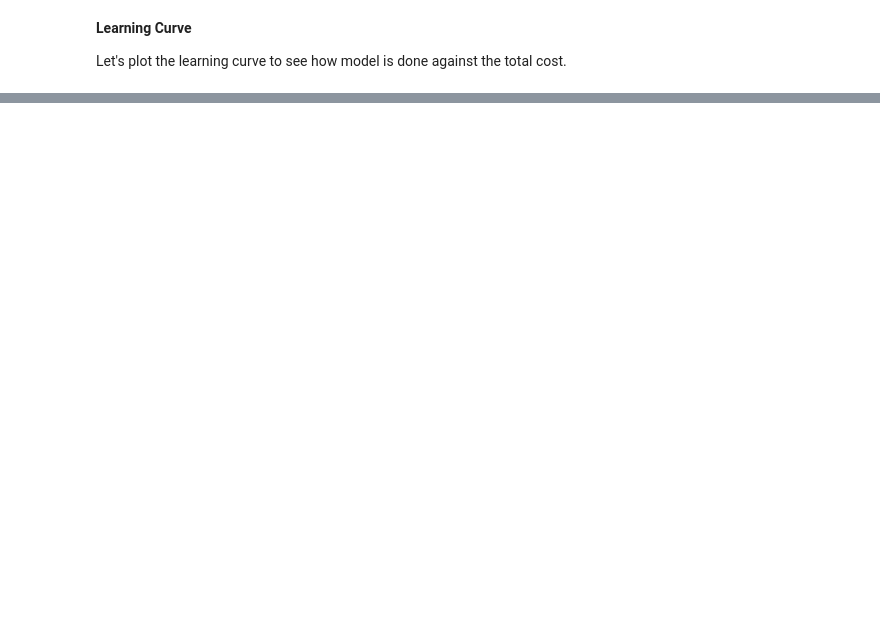
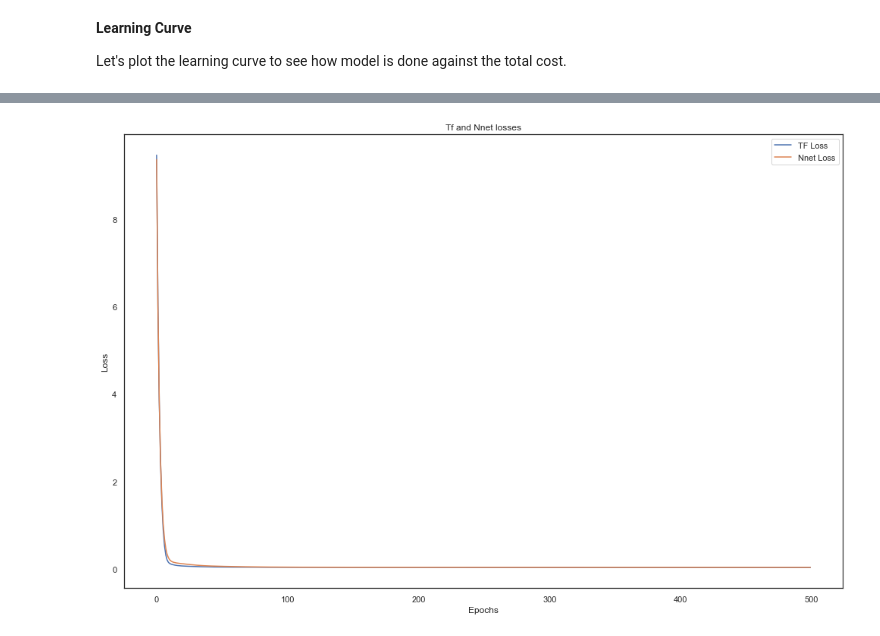
Before and after one commit to devrimcavusoglu/learning_internal_representations, a Jupyter notebook: example_datasets.ipynb, the cells around one changed output, grey strips where cells are left out. Drawn from its saved outputs; the diff is of its cells as text; code cells hidden in the pictures; blank space fills up the shorter version.

```diff
--- a/example_datasets.ipynb
+++ b/example_datasets.ipynb
@@ -185,0 +201,16 @@ fig = sns.lineplot(x=np.arange(len(costs)), y=costs)
+# %%
+def create_model():
+    initializer = tf.keras.initializers.RandomNormal(mean=0., stddev=0.1)
+    model = tf.keras.models.Sequential()
+    model.add(tf.keras.layers.Dense(13, activation=None, kernel_initializer=initializer))
+    model.add(tf.keras.layers.Dense(30, activation=tf.math.atan, kernel_initializer=initializer))
+    model.add(tf.keras.layers.Dense(15, activation='relu', kernel_initializer=initializer))
+    model.add(tf.keras.layers.Dense(1, activation=None, kernel_initializer=initializer))
+
+    model.compile(optimizer=tf.keras.optimizers.SGD(learning_rate=learning_rate_, momentum=0, nesterov=False),
+                  loss=tf.keras.losses.MeanSquaredError(reduction='sum_over_batch_size'),
+                  metrics=[tf.keras.metrics.RootMeanSquaredError()])
+    return model
+# %%
+model = create_model()
+history = model.fit(X, y, epochs=epochs_, batch_size=X.shape[0])
@@ -185,0 +237,4 @@ fig = sns.lineplot(x=np.arange(len(costs)), y=costs)
+# %%
+loss_data = pd.DataFrame(history.history['loss'], columns=['loss_tf'])
+loss_data['loss_nnet'] = costs
+loss_data
@@ -185,0 +256,7 @@ fig = sns.lineplot(x=np.arange(len(costs)), y=costs)
+# %%
+learning_curve_3 = sns.lineplot(x=loss_data.index, y=loss_data.loss_tf)
+learning_curve_3 = sns.lineplot(x=loss_data.index, y=loss_data.loss_nnet)
+learning_curve_3.set(title='Tf and Nnet losses', xlabel='Epochs', ylabel='Loss')
+plt.legend(['TF Loss', 'Nnet Loss'])
+None
+# %% [output]
@@ -185,0 +264 @@ fig = sns.lineplot(x=np.arange(len(costs)), y=costs)
+[figure, added]
```
Also changed, not shown: parts of 14 cells of this notebook, 2 other files.
